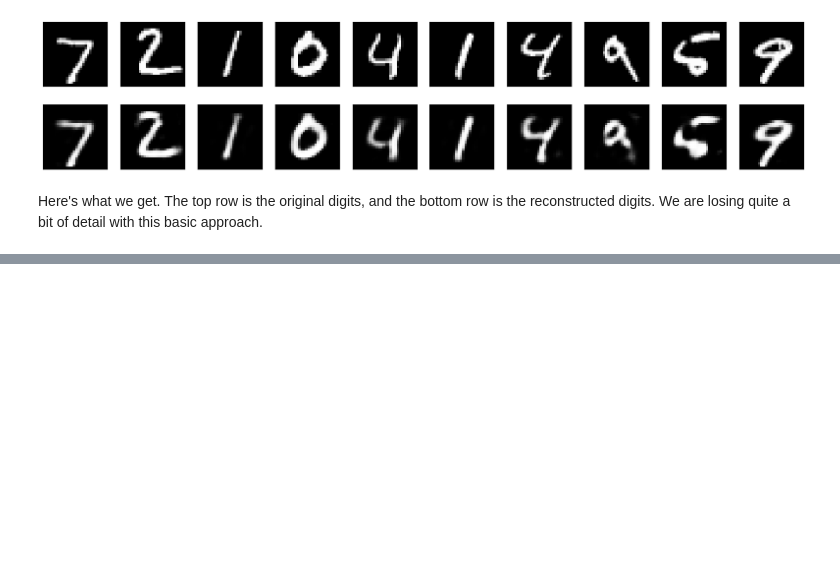
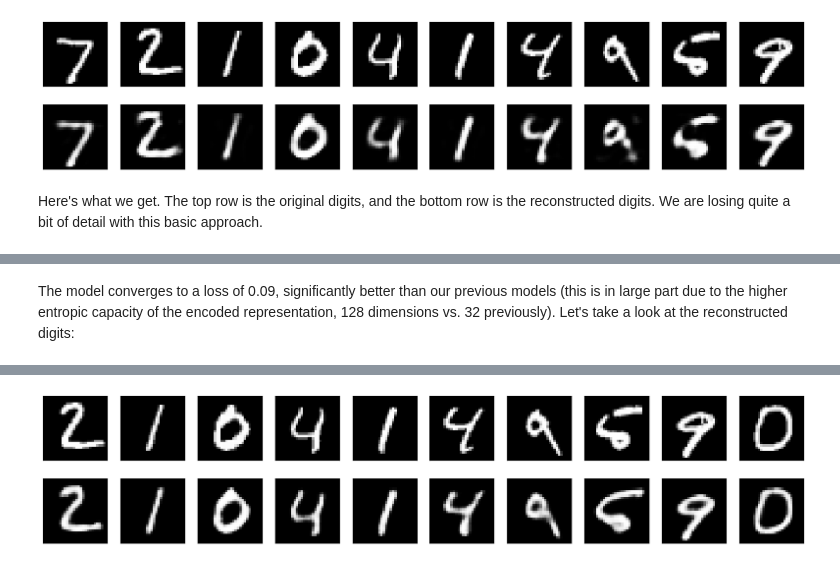
Before and after one commit to nimitmk7/knowledge-treasure, a Jupyter notebook: Deep Learning/Autoencoders/autoencoders_in_keras.ipynb, the cells around one changed output, grey strips where cells are left out. Cells and saved outputs as stored; diff of their text form; code cells hidden in the pictures; blank space fills up the shorter version.

```diff
--- a/Deep Learning/Autoencoders/autoencoders_in_keras.ipynb
+++ b/Deep Learning/Autoencoders/autoencoders_in_keras.ipynb
@@ -123,0 +302,10 @@ Here's what we get. The top row is the original digits, and the bottom row is th
+# %%
+from keras.datasets import mnist
+import numpy as np
+
+(x_train, _), (x_test, _) = mnist.load_data()
+
+x_train = x_train.astype('float32') / 255.
+x_test = x_test.astype('float32') / 255.
+x_train = np.reshape(x_train, (len(x_train), 28, 28, 1))
+x_test = np.reshape(x_test, (len(x_test), 28, 28, 1))
@@ -123,0 +316,4 @@ Here's what we get. The top row is the original digits, and the bottom row is th
+# %%
+from keras.callbacks import TensorBoard
+
+autoencoder.fit(x_train, x_train, epochs=50, batch_size=128, shuffle=True, validation_data=(x_test, x_test), callbacks=[TensorBoard(log_dir = '/tmp/autoencoder')])
@@ -123,0 +339,23 @@ Here's what we get. The top row is the original digits, and the bottom row is th
+# %% [markdown]
+The model converges to a loss of 0.09, significantly better than our previous models (this is in large part due to the higher entropic capacity of the encoded representation, 128 dimensions vs. 32 previously). Let's take a look at the reconstructed digits:
+# %%
+decoded_imgs = autoencoder.predict(x_test)
+
+n = 10
+plt.figure(figsize=(20, 4))
+for i in range(1, n + 1):
+    # Display original
+    ax = plt.subplot(2, n, i)
+    plt.imshow(x_test[i].reshape(28, 28))
+    plt.gray()
+    ax.get_xaxis().set_visible(False)
+    ax.get_yaxis().set_visible(False)
+
+    # Display reconstruction
+    ax = plt.subplot(2, n, i + n)
+    plt.imshow(decoded_imgs[i].reshape(28, 28))
+    plt.gray()
+    ax.get_xaxis().set_visible(False)
+    ax.get_yaxis().set_visible(False)
+plt.show()
+# %% [output]
@@ -123,0 +363 @@ Here's what we get. The top row is the original digits, and the bottom row is th
+[figure, added]
```
Also changed, not shown: parts of 28 cells of this notebook.
